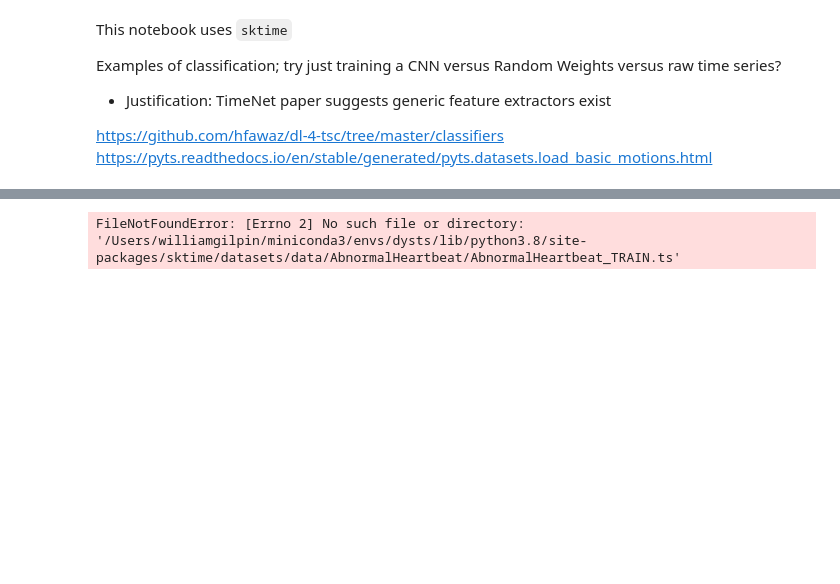
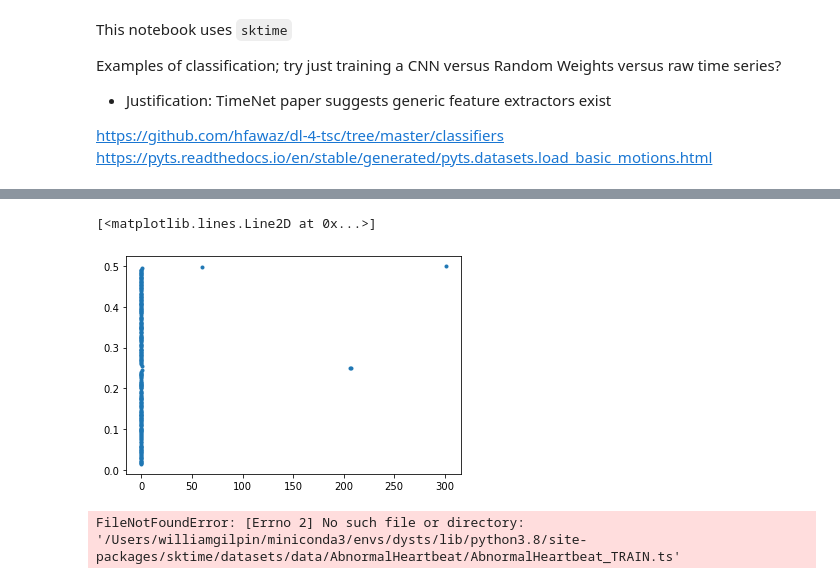
Before and after one commit to williamgilpin/dysts, a Jupyter notebook: benchmarks/transfer_learning.ipynb, the cells around one changed output, grey strips where cells are left out. Cells and saved outputs as stored; diff of their text form; code cells hidden in the pictures; blank space fills up the shorter version.

```diff
--- a/benchmarks/transfer_learning.ipynb
+++ b/benchmarks/transfer_learning.ipynb
@@ -168,3 +436,8 @@ FileNotFoundError: [Errno 2] No such file or directory: '/Users/williamgilpin/mi
+# %%
+plt.plot(freqs, amps,  '.')
+# %% [output]
+[<matplotlib.lines.Line2D at 0x...>]
+[figure, added]
 # %%
 from sktime.transformations.panel.tsfresh import TSFreshFeatureExtractor
 
```
Also changed, not shown: parts of 30 cells of this notebook, 5 other files.
